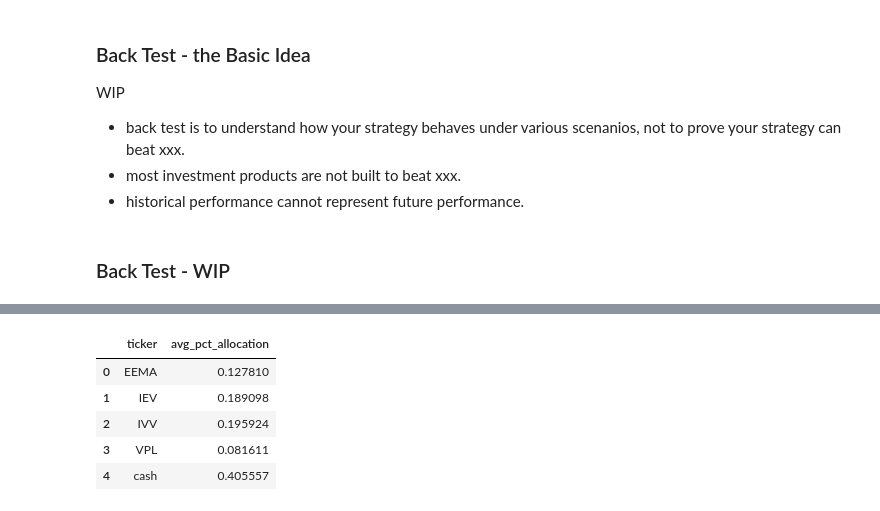
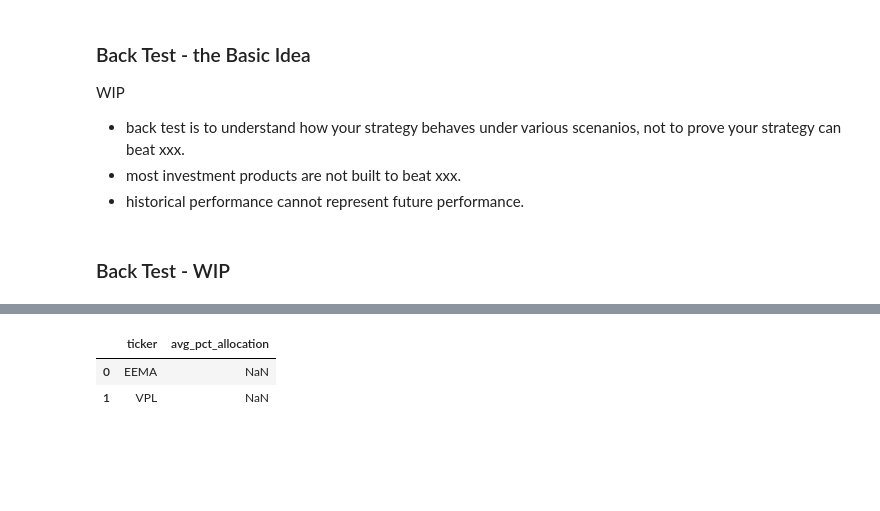
Before and after one commit to gowestyang/grandma-stock-valuation, a Jupyter notebook: _wip_backtest.ipynb, the cells around one changed output, grey strips where cells are left out. Cells and saved outputs as stored; diff of their text form; code cells hidden in the pictures; blank space fills up the shorter version.

```diff
--- a/_wip_backtest.ipynb
+++ b/_wip_backtest.ipynb
@@ -30,6 +30,11 @@ IEV data contains 5431 rows, 5431 dates from 2000-07-28 to 2022-02-28.
  'VPL': 'Developed Asia-Pacific',
  'IEV': 'Europe',
  'EEMA': 'Emerging Asia'}
+# %%
+#### TEMP ####
+l_select_inst = ['EEMA', 'VPL'] # , 'IVV',
+
+d_instrument_data = {k:v for k,v in d_instrument_data.items() if k in l_select_inst}
 # %%
 logPrint("Keys of d_instrument_data:", str(d_instrument_data.keys()))
 
@@ -62,7 +60,7 @@ backtester = GrandmaBackTester(
     fit_parameters={'price_col':'close_adj', 'log':True, 'n_std':1.5},
     valuate_parameters={'min_annual_return':0.01},
     allocation_parameters={'transformation':'sigmoid', 'scale':1},
-    with_cash=True,
+    with_cash=False,
     with_correlation_weights=True,
     verbose=1,
     printfunc=logPrint
@@ -92,9 +90,6 @@ backtester.df_average_value
 |  | ticker | avg_pct_allocation |
-| 0 | EEMA | 0.127810 |
-| 1 | IEV | 0.189098 |
-| 2 | IVV | 0.195924 |
-| 3 | VPL | 0.081611 |
-| 4 | cash | 0.405557 |
+| 0 | EEMA | NaN |
+| 1 | VPL | NaN |
 # %%
 import pandas as pd
 
```
Also changed, not shown: parts of 8 cells of this notebook, 1 other file.
